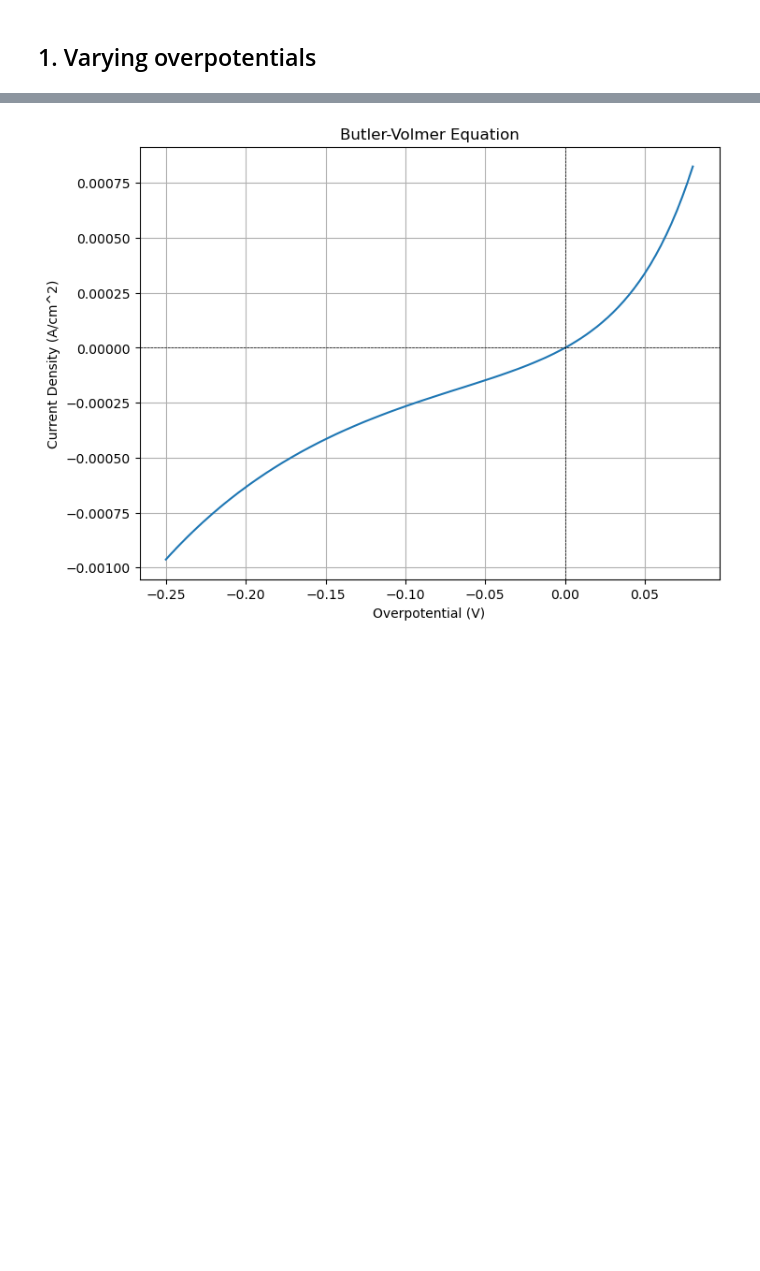
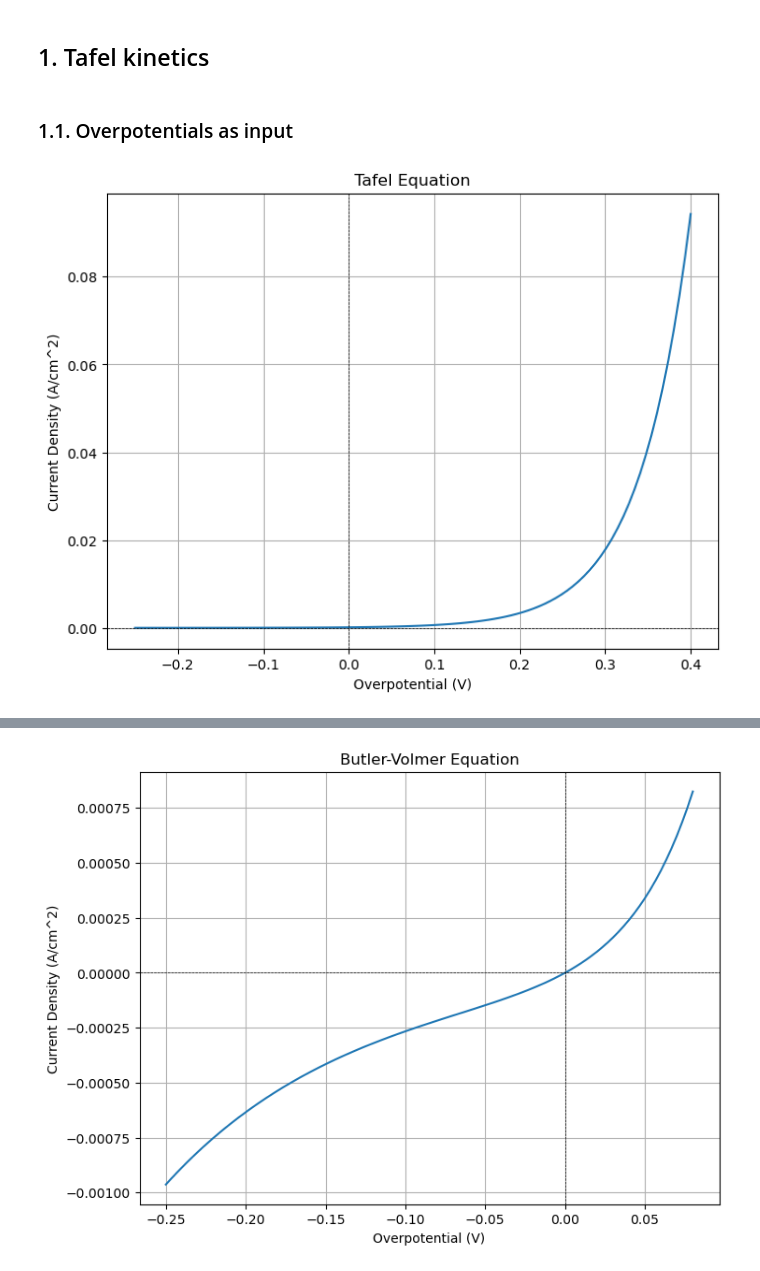
Before and after one commit to xbryanxE/shuntCurrentModel, a Jupyter notebook: Utilities/Kinetics/RunTest.ipynb, the cells around one changed output, grey strips where cells are left out. Saved outputs shown, nothing was run; the diff lists cells and outputs as text; code cells hidden in the pictures; blank space fills up the shorter version.

```diff
--- a/Models/KineticModels/ButlerVolmer/Test.ipynb
+++ b/Utilities/Kinetics/RunTest.ipynb
@@ -3,4 +2,4 @@ from ButlerVolmer import ButlerVolmer
 import numpy as np
 import matplotlib.pyplot as plt
 # %% [markdown]
-## 1. Varying overpotentials
+## 1. Tafel kinetics
@@ -6,0 +8,23 @@ import matplotlib.pyplot as plt
+# %% [markdown]
+### 1.1. Overpotentials as input
+# %%
+# Define the parameters for the Tafel equation
+b = 0.06 # V/decade
+j0 = 1.2e-4 # A/cm^2
+# Initialize the Butler-Volmer instance
+bv = Tafel(j0, b)
+# Define the overpotential range
+eta = np.linspace(-0.25, 0.4, 100) # V
+# Calculate the current density using the Tafel equation
+j = bv.current_density(eta)
+# Plot the results
+plt.figure(figsize=(8, 6))
+plt.plot(eta, j, label='Tafel Current Density')
+plt.xlabel('Overpotential (V)')
+plt.ylabel('Current Density (A/cm^2)')
+plt.title('Tafel Equation')
+plt.axhline(0, color='black', lw=0.5, ls='--')
+plt.axvline(0, color='black', lw=0.5, ls='--')
+plt.grid()
+# %% [output]
+[figure, added]
```
Also changed, not shown: parts of 8 cells of this notebook, 7 other files.
